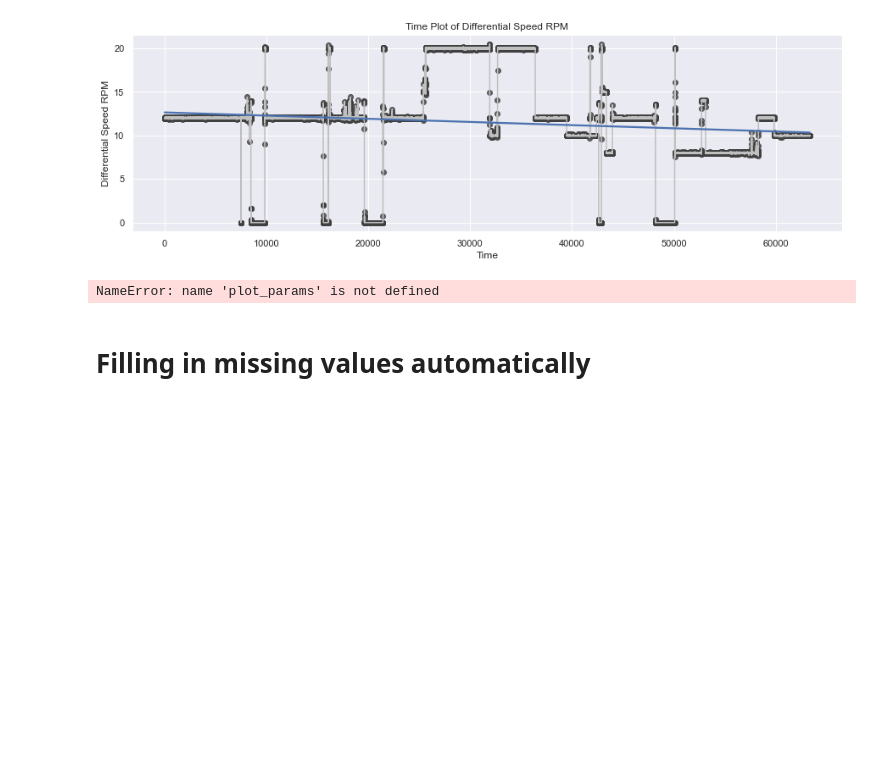
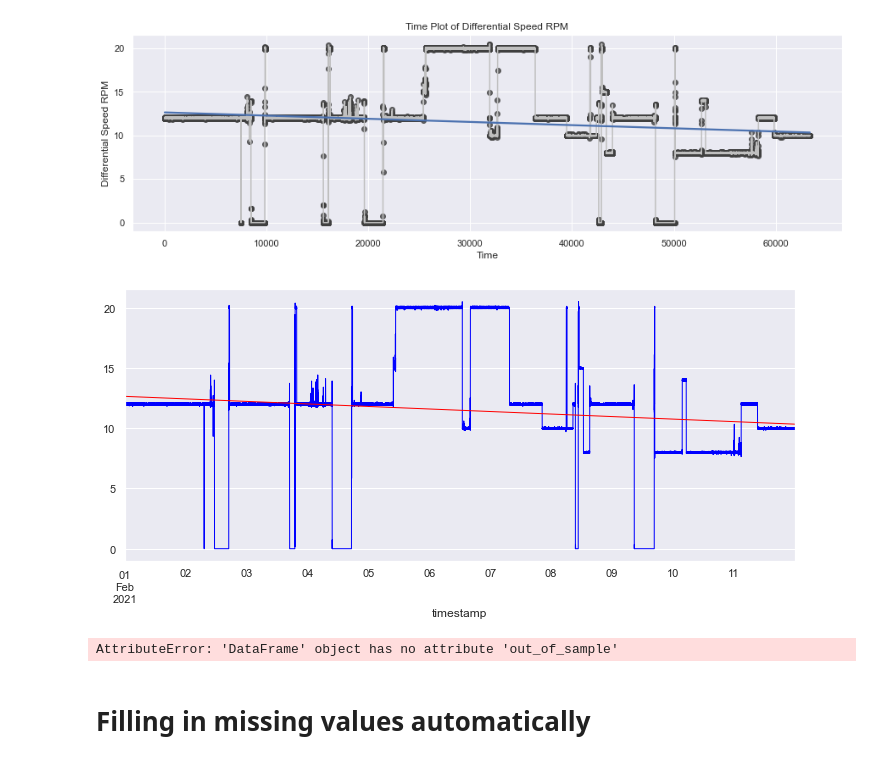
Before and after one commit to Randyrofed/Smart_Diagnosis, a Jupyter notebook: Smart_diagnosis.ipynb, the cells around one changed output. Saved outputs shown, nothing was run; the diff lists cells and outputs as text; code cells hidden in the pictures; blank space fills up the shorter version.

```diff
--- a/Smart_diagnosis.ipynb
+++ b/Smart_diagnosis.ipynb
@@ -233,7 +300,7 @@ sn.heatmap(corrMatrix, annot=True)
 # %%
 from sklearn.linear_model import LinearRegression
 
-ML_data = excl_merged.copy()
+ML_data = data_for_analysis.copy()
 
 ML_data['Time'] = np.arange(len(ML_data.index))
 
@@ -271,12 +323,18 @@ ax = sn.regplot(x='Time', y='Differential Speed RPM', data=ML_data, ci=None, sca
 ax.set_title('Time Plot of Differential Speed RPM');
 # %% [output]
 [figure]
-# %%
-ax = y.plot(plot_params, alpha=0.5)
-ax = y_pred.plot(ax=ax, linewidth=3)
-ax.set_title('Time Plot of Total Store Sales');
-# %% [output]
-NameError: name 'plot_params' is not defined
+# %%
+plt.figure(figsize=(12,5))
+plt.xlabel('timestamp')
+ax1 = y.plot(color='blue', grid=True, label='Fact', linewidth=1)
+ax2 = y_pred.plot(color='red', grid=True, label='predict', linewidth=1)
+plt.show()
+# %% [output]
+[figure, added]
+# %%
+X = ML_data.out_of_sample(steps=30)  # features
+# %% [output]
+AttributeError: 'DataFrame' object has no attribute 'out_of_sample'
 # %% [markdown]
 # Filling in missing values automatically
 # %%
```
Also changed, not shown: parts of 17 cells of this notebook, 1 other file.
